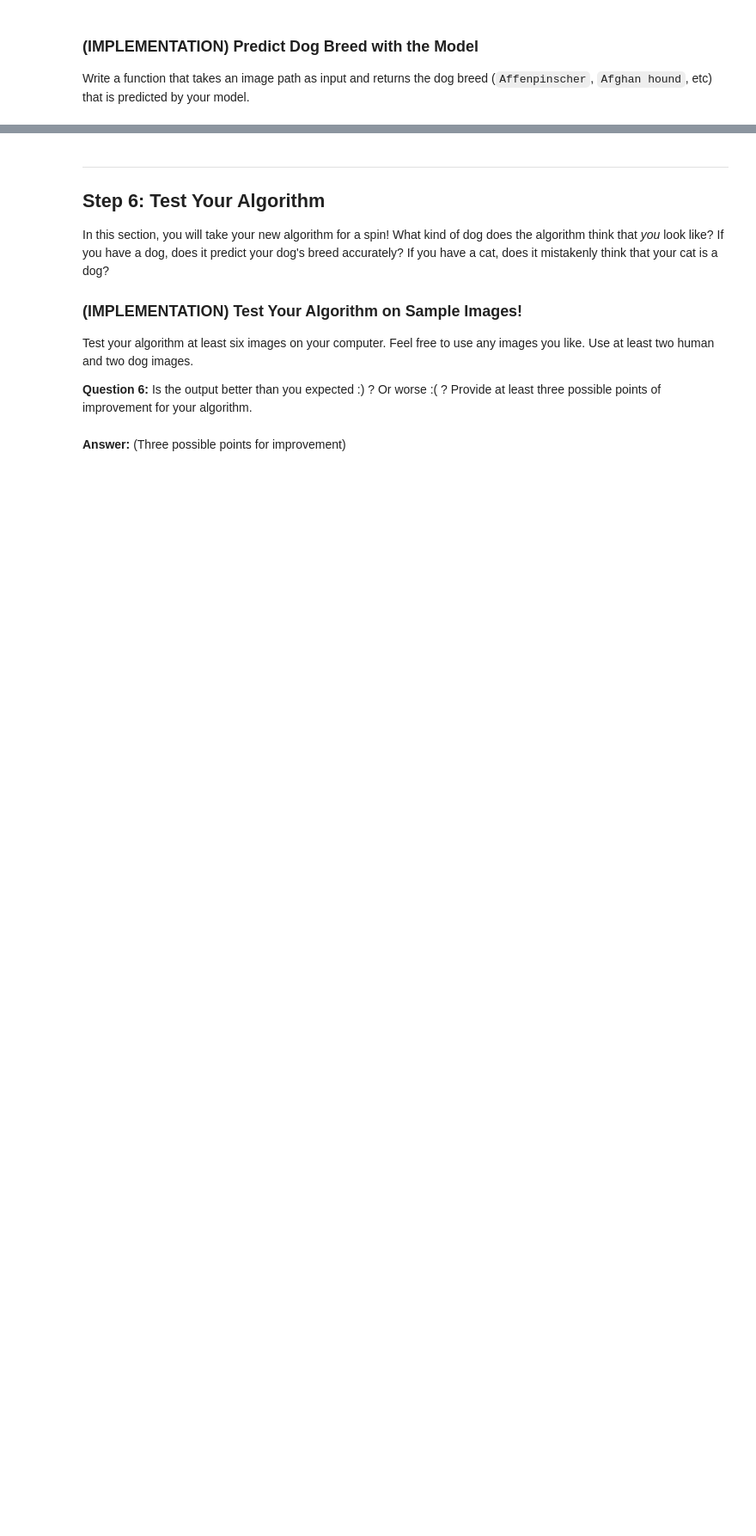
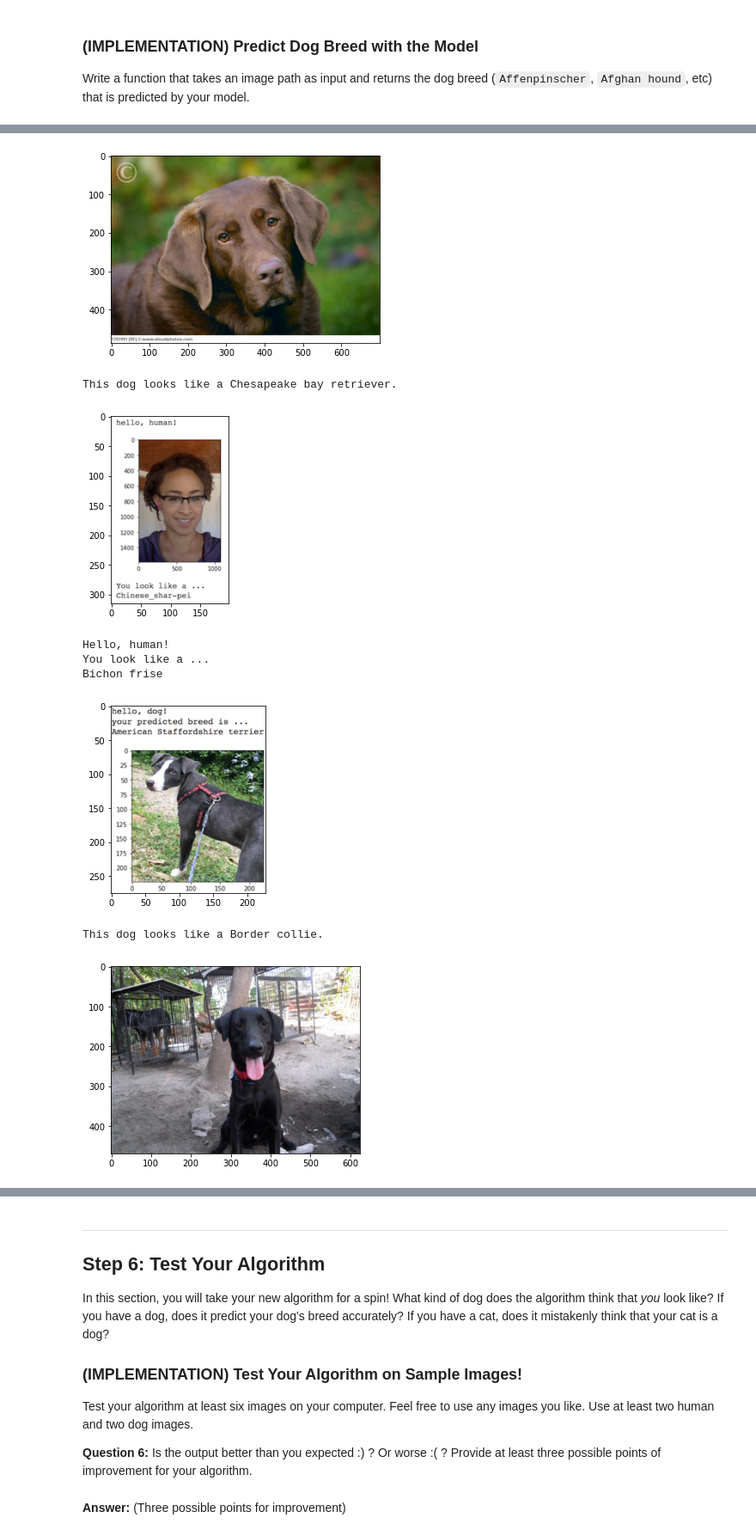
Before and after one commit to thom/dog-breed-classifier, a Jupyter notebook: dog_app.ipynb, the cells around one changed output, grey strips where cells are left out. Shown at 86% size. Cells and saved outputs as stored; diff of their text form; code cells hidden in the pictures; blank space fills up the shorter version.

Commit message:
Predict dog breed with the model and write algorithm

```diff
--- a/dog_app.ipynb
+++ b/dog_app.ipynb
@@ -685,12 +740,22 @@ test(loaders_transfer, model_transfer, criterion_transfer, use_cuda)
 
 Write a function that takes an image path as input and returns the dog breed (`Affenpinscher`, `Afghan hound`, etc) that is predicted by your model.
 # %%
-### TODO: Write a function that takes a path to an image as input
-### and returns the dog breed that is predicted by the model.
-
 # list of class names by index, i.e. a name can be accessed like class_names[0]
-class_names = [item[4:].replace("_", " ") for item in data_transfer['train'].classes]
+class_names = [item[4:].replace("_", " ") for item in image_datasets['train'].classes]
 
 def predict_breed_transfer(img_path):
+    '''
+    Function that takes a path to an image as input and returns the dog breed that is predicted by the model
+    '''
     # load the image and return the predicted breed
-    return None
+    img = transform_image(img_path)
+    if use_cuda:
+        img = img.cuda()
+    model_transfer.eval()
+    idx = torch.argmax(model_transfer(img))
+    return class_names[idx]
+# %%
+# Test breed prediction function
+for img_file in os.listdir('images'):
+    img_path = os.path.join('images', img_file)
+    print(f"{img_file:35}{predict_breed_transfer(img_path)}")
@@ -720,0 +791,28 @@ def run_app(img_path):
+# %%
+def run_app(img_path):
+    ## handle cases for a human face, dog, and neither
+    img = Image.open(img_path)
+    plt.imshow(img)
+    plt.show()
+    if dog_detector(img_path):
+        prediction = predict_breed_transfer(img_path)
+        print(f"This dog looks like a {prediction}.")
+    elif face_detector(img_path):
+        prediction = predict_breed_transfer(img_path)
+        print(f"Hello, human!\nYou look like a ...\n{prediction}")
+    else:
+        print(f"Error: Nothing detected!")
+# %%
+for img_file in os.listdir('./images'):
+    img_path = os.path.join('./images', img_file)
+    run_app(img_path)
+# %% [output]
+[figure, added]
+This dog looks like a Chesapeake bay retriever.
+[figure, added]
+Hello, human!
+You look like a ...
+Bichon frise
+[figure, added]
+This dog looks like a Border collie.
+[figure, added]
```
Also changed, not shown: parts of 18 cells of this notebook.
